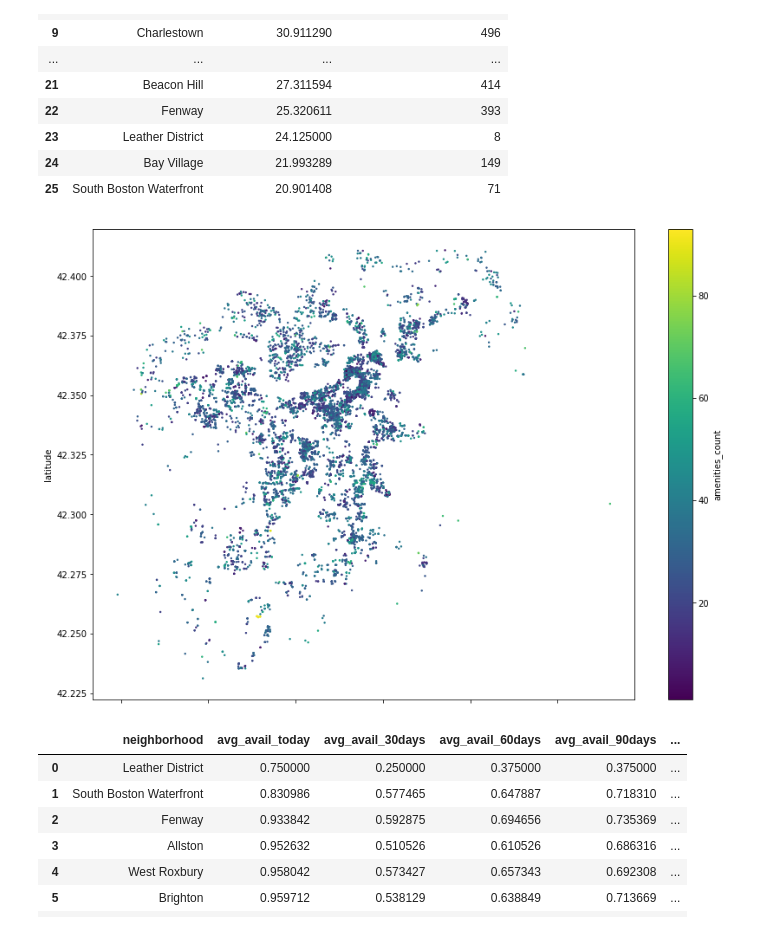
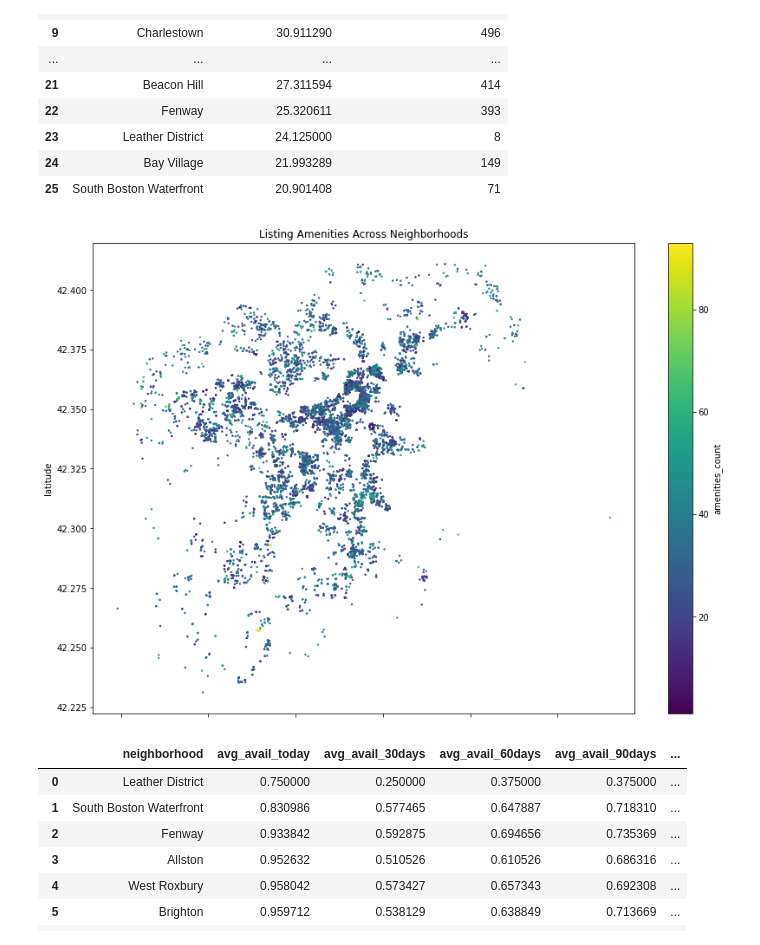
Before and after one commit to pemurp19/Airbnb-Listings, a Jupyter notebook: code/listings_eda.ipynb, the cells around one changed output. Saved outputs shown, nothing was run; the diff lists cells and outputs as text; code cells hidden in the pictures.

```diff
--- a/code/listings_eda.ipynb
+++ b/code/listings_eda.ipynb
@@ -863,9 +877,10 @@ neighborhood_vars = ['amenities_count', 'longitude', 'latitude', 'neighborhood']
 neighborhood = listings[neighborhood_vars]
 # %%
 neighborhood.plot(kind="scatter", x="longitude", y="latitude", c="amenities_count",
-         cmap="viridis", figsize=(14, 10), s=2);
+         cmap="viridis", figsize=(14, 10), s=2)
+plt.title('Listing Amenities Across Neighborhoods');
 # %% [output]
-[figure, old version]
+[figure, new version]
 # %%
 # which neighborhoods have listings with the most availability?
 sql = """
```
Also changed, not shown: parts of 42 cells of this notebook.
